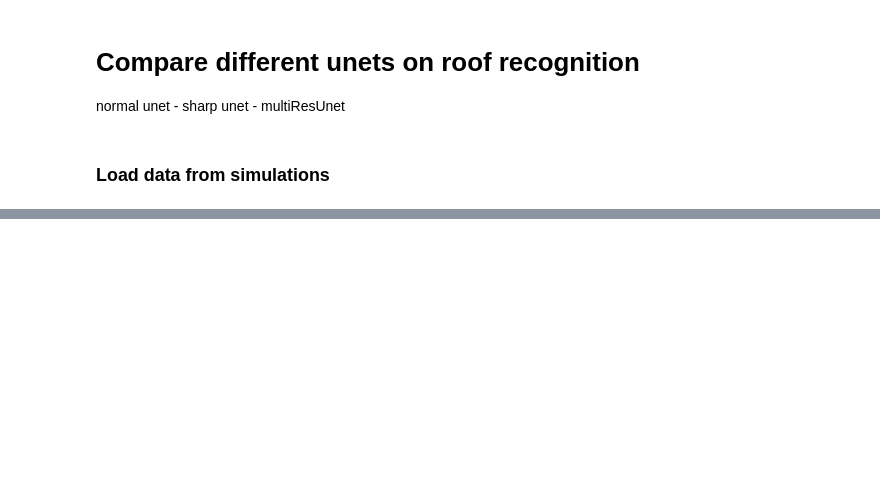
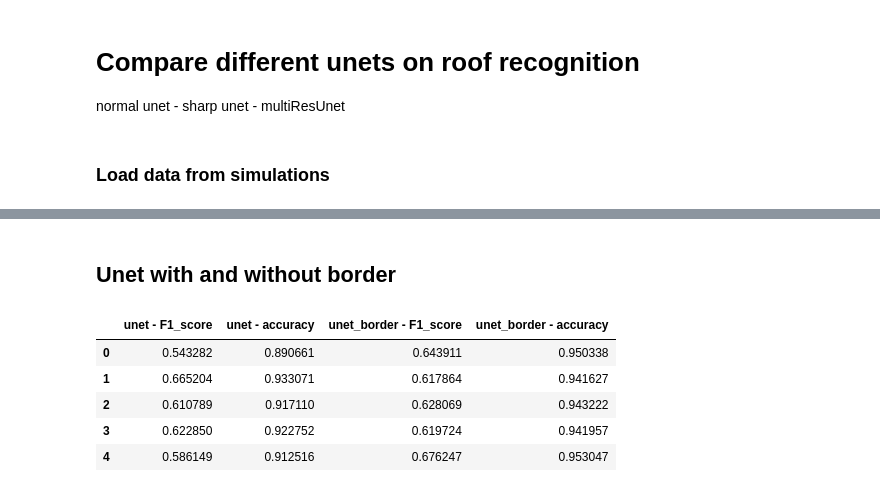
Before and after one commit to stianteien/M_DV_V2022, a Jupyter notebook: unet_detection/compare_unets.ipynb, the cells around one changed output, grey strips where cells are left out. Saved outputs shown, nothing was run; the diff lists cells and outputs as text; code cells hidden in the pictures; blank space fills up the shorter version.

```diff
--- a/unet_detection/compare_unets.ipynb
+++ b/unet_detection/compare_unets.ipynb
@@ -62,0 +94,18 @@ array([0.5, 0.6, 0.7, 0.8, 0.9, 1. ])
+# %% [markdown]
+## Unet with and without border
+# %%
+combs = np.vstack([unet, unet_border]).T
+metrics_df = pd.DataFrame(combs,
+             columns=["unet - F1_score",
+                      "unet - accuracy",
+                      "unet_border - F1_score",
+                      "unet_border - accuracy"])
+
+metrics_df
+# %% [output]
+|  | unet - F1_score | unet - accuracy | unet_border - F1_score | unet_border - accuracy |
+| 0 | 0.543282 | 0.890661 | 0.643911 | 0.950338 |
+| 1 | 0.665204 | 0.933071 | 0.617864 | 0.941627 |
+| 2 | 0.610789 | 0.917110 | 0.628069 | 0.943222 |
+| 3 | 0.622850 | 0.922752 | 0.619724 | 0.941957 |
+| 4 | 0.586149 | 0.912516 | 0.676247 | 0.953047 |
```
Also changed, not shown: parts of 8 cells of this notebook, 1 other file.
